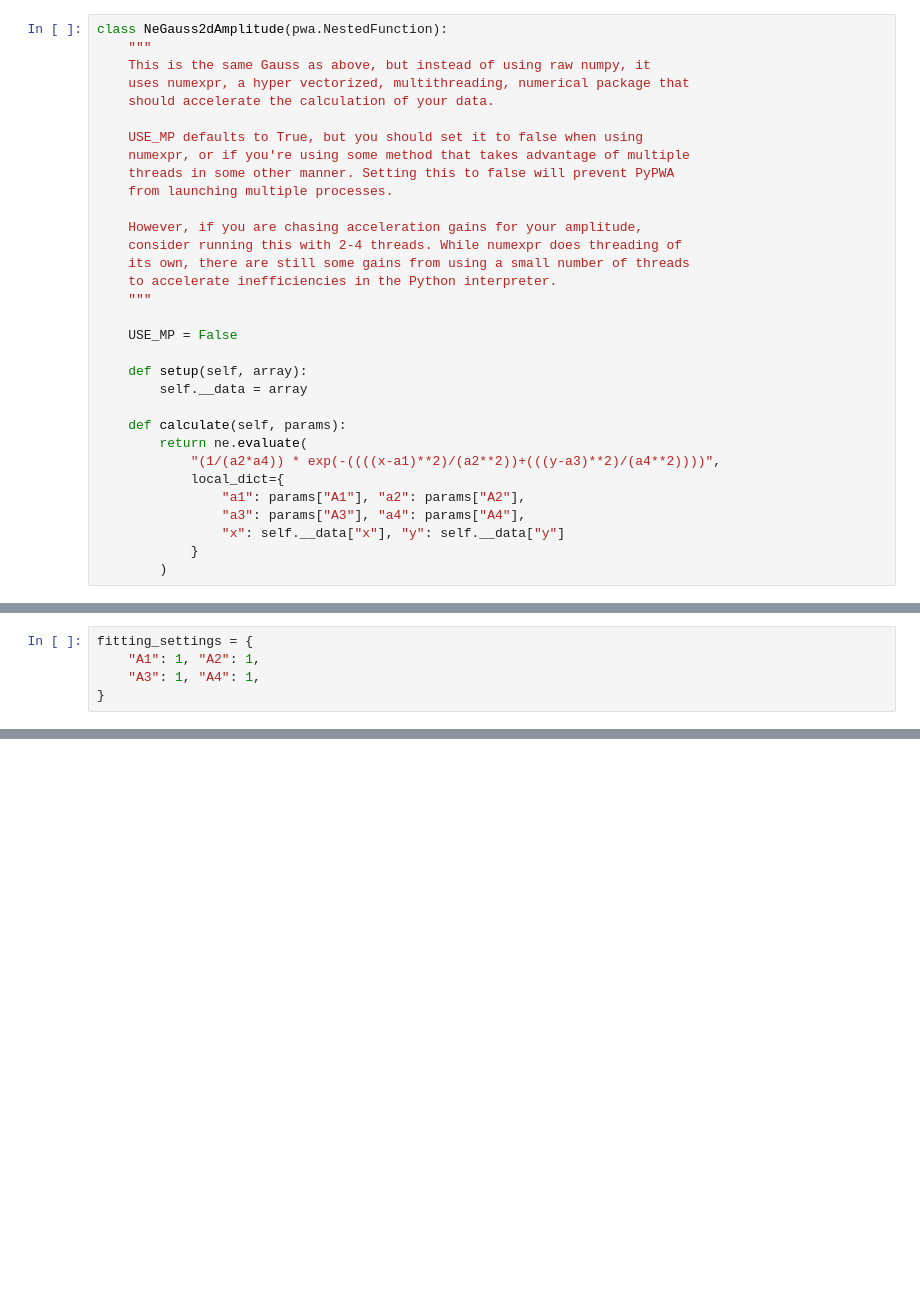
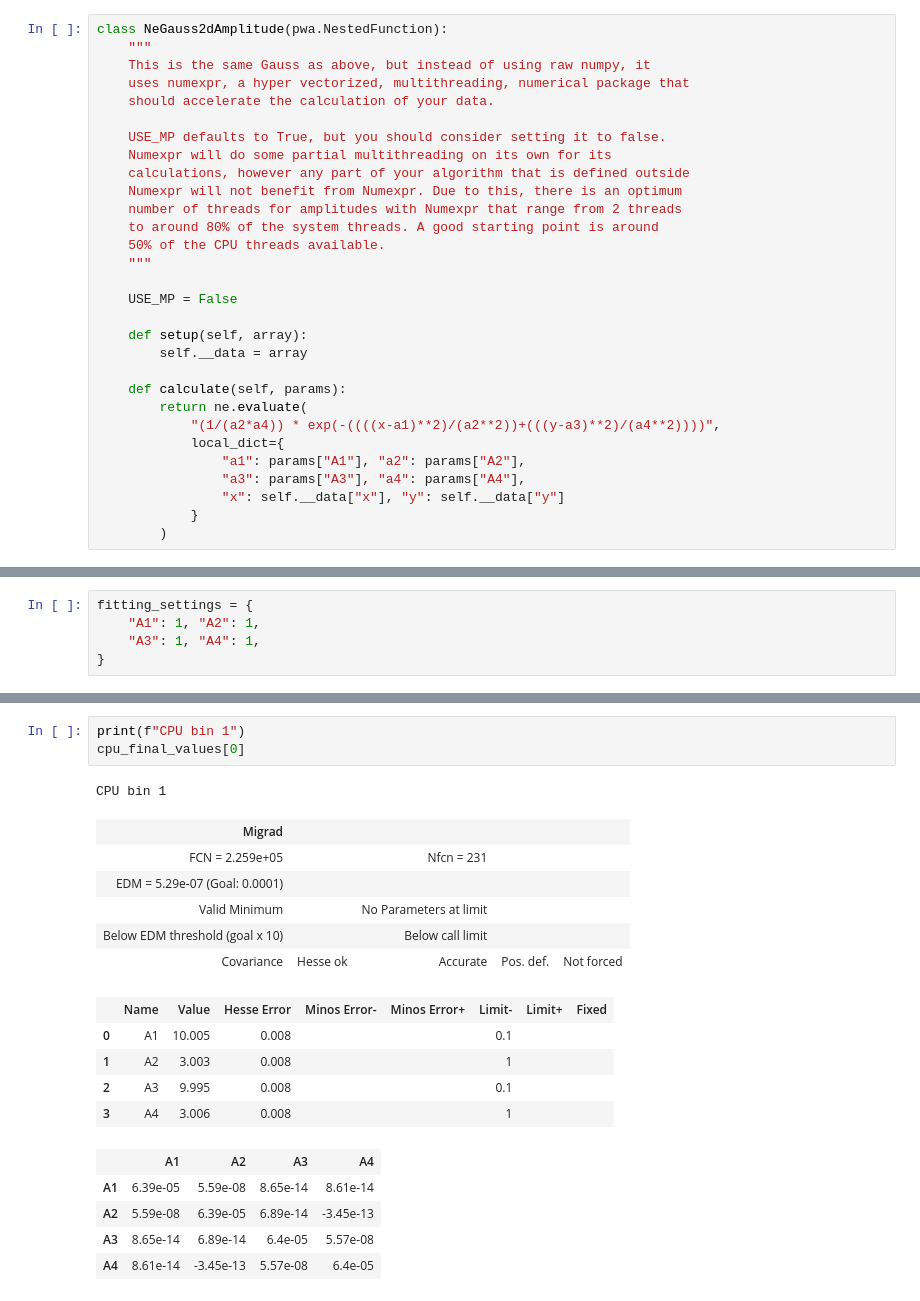
Before and after one commit to JeffersonLab/PyPWA, a Jupyter notebook: docs/source/examples/2Dgauss.ipynb, the cells around one changed output, grey strips where cells are left out. Saved outputs shown, nothing was run; the diff lists cells and outputs as text; blank space fills up the shorter version.

```diff
--- a/docs/source/examples/2Dgauss.ipynb
+++ b/docs/source/examples/2Dgauss.ipynb
@@ -81,15 +82,13 @@ class NeGauss2dAmplitude(pwa.NestedFunction):
     uses numexpr, a hyper vectorized, multithreading, numerical package that
     should accelerate the calculation of your data.
 
-    USE_MP defaults to True, but you should set it to false when using
-    numexpr, or if you're using some method that takes advantage of multiple
-    threads in some other manner. Setting this to false will prevent PyPWA
-    from launching multiple processes.
-
-    However, if you are chasing acceleration gains for your amplitude,
-    consider running this with 2-4 threads. While numexpr does threading of
-    its own, there are still some gains from using a small number of threads
-    to accelerate inefficiencies in the Python interpreter.
+    USE_MP defaults to True, but you should consider setting it to false.
+    Numexpr will do some partial multithreading on its own for its
+    calculations, however any part of your algorithm that is defined outside
+    Numexpr will not benefit from Numexpr. Due to this, there is an optimum
+    number of threads for amplitudes with Numexpr that range from 2 threads
+    to around 80% of the system threads. A good starting point is around
+    50% of the CPU threads available.
     """
 
     USE_MP = False
@@ -356 +397,22 @@ useful properties that can be called to see information about the fitting.
+# %%
+print(f"CPU bin 1")
+cpu_final_values[0]
+# %% [output]
+CPU bin 1
+| Migrad |  |  |  |  |
+| FCN = 2.259e+05 |  | Nfcn = 231 |  |  |
+| EDM = 5.29e-07 (Goal: 0.0001) |  |  |  |  |
+| Valid Minimum |  | No Parameters at limit |  |  |
+| Below EDM threshold (goal x 10) |  | Below call limit |  |  |
+| Covariance | Hesse ok | Accurate | Pos. def. | Not forced |
+|  | Name | Value | Hesse Error | Minos Error- | Minos Error+ | Limit- | Limit+ | Fixed |
+| 0 | A1 | 10.005 | 0.008 |  |  | 0.1 |  |  |
+| 1 | A2 | 3.003 | 0.008 |  |  | 1 |  |  |
+| 2 | A3 | 9.995 | 0.008 |  |  | 0.1 |  |  |
+| 3 | A4 | 3.006 | 0.008 |  |  | 1 |  |  |
+|  | A1 | A2 | A3 | A4 |
+| A1 | 6.39e-05 | 5.59e-08 | 8.65e-14 | 8.61e-14 |
+| A2 | 5.59e-08 | 6.39e-05 | 6.89e-14 | -3.45e-13 |
+| A3 | 8.65e-14 | 6.89e-14 | 6.4e-05 | 5.57e-08 |
+| A4 | 8.61e-14 | -3.45e-13 | 5.57e-08 | 6.4e-05 |
 # %%
```
Also changed, not shown: parts of 27 cells of this notebook.
